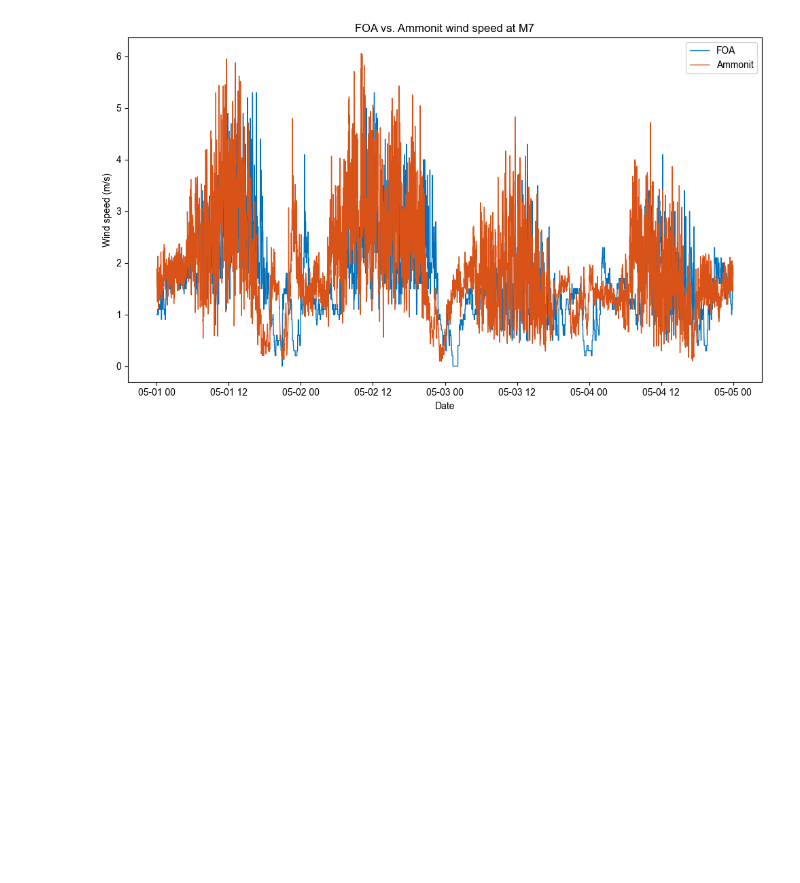
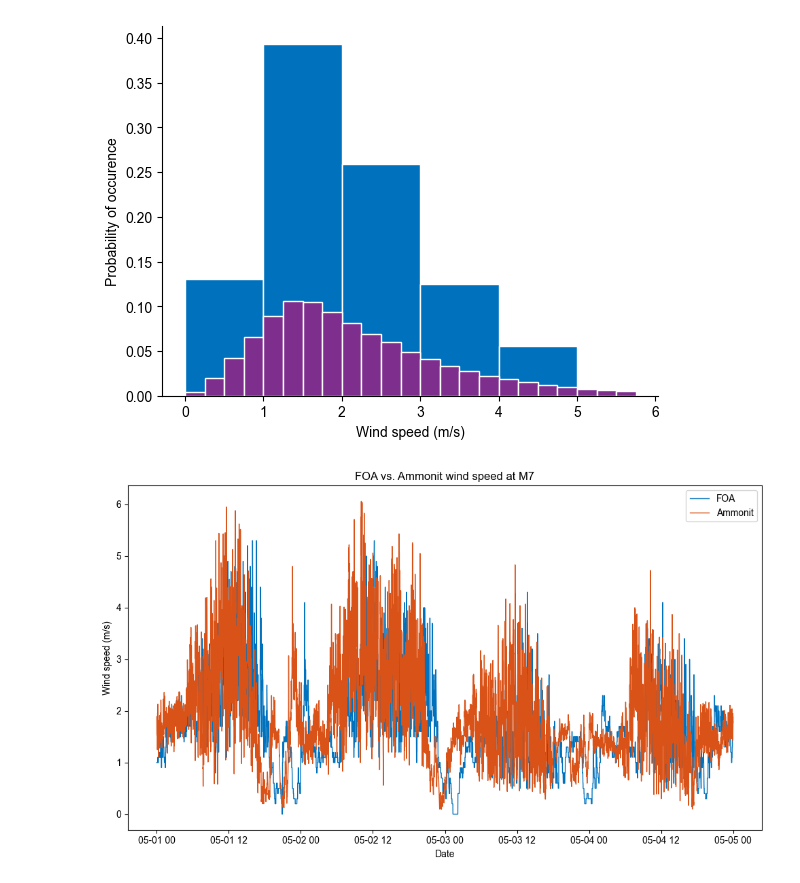
Before and after one commit to djskrovanek/gridraven-analytics, a Jupyter notebook: compareM7_FOA_WXstation.ipynb, the cells around one changed output. Cells and saved outputs as stored; diff of their text form; code cells hidden in the pictures; blank space fills up the shorter version.

```diff
--- a/compareM7_FOA_WXstation.ipynb
+++ b/compareM7_FOA_WXstation.ipynb
@@ -66,23 +124,17 @@ for root, dirs, files in os.walk(base_directory):
 
 # Concatenate all DataFrames in the list into one massive DataFrame
 M7_Ammonit = pd.concat(all_data, ignore_index=True)
-
-# Rename second column to "Wind speed"
 M7_Ammonit.columns.values[1] = 'Wind speed'
-
-# Count missing values before dropping
-missing_values = M7_Ammonit.isna().sum().sum()
-print(f"Total missing values before dropping: {missing_values}")
+M7_Ammonit['datetime'] = pd.to_datetime(M7_Ammonit['datetime'], errors='coerce')
 
 # Drop rows where any column has missing values
 M7_Ammonit.dropna(inplace=True)
 
+# Filter the DataFrame to remove rows where wind speed is < 0 or > 30
+M7_Ammonit = M7_Ammonit[(M7_Ammonit['Wind speed'] >= 0) & (M7_Ammonit['Wind speed'] <= 30)]
+
 # Sort by datetime column
-M7_Ammonit.sort_values(by=M7_Ammonit.columns[0], inplace=True)
+M7_Ammonit.sort_values(by='datetime', inplace=True)
 
 # Reset index after sorting
 M7_Ammonit.reset_index(drop=True, inplace=True)
-
-# Print final row count
-print(f"Remaining rows after cleaning: {len(M7_Ammonit)}")
-print(M7_Ammonit.head())  # Display first few rows
@@ -98,3 +141,32 @@ Remaining rows after cleaning: 989465
+# %%
+# make a histogram of Ammonit data
+
+# set wind speed range bins
+bin_edges_wide = np.arange(0, 6, 1)
+bin_edges_narrow = np.arange(0, 6, 0.25)
+
+# Compute the weights for each dataset to normalize histogram
+weights_Ammonit = np.ones_like(M7_Ammonit['Wind speed']) / len(M7_Ammonit['Wind speed'])
+
+# Make plots
+plt.hist(M7_Ammonit['Wind speed'], bins=bin_edges_wide, color=(0, 0.4470, 0.7410), edgecolor='white',
+         align='mid', weights=weights_Ammonit)
+plt.hist(M7_Ammonit['Wind speed'], bins=bin_edges_narrow, color=(0.4940, 0.1840, 0.5560), edgecolor='white',
+         align='mid', weights=weights_Ammonit)
+
+
+# Add a title and labels
+plt.rcParams["font.family"] = "Arial"
+# plt.title('Distribution of Ammonit wind speeds', fontsize=18)
+plt.xlabel('Wind speed (m/s)')
+plt.ylabel('Probability of occurence')
+plt.gca().spines['top'].set_visible(False)
+plt.gca().spines['right'].set_visible(False)
+
+# Show the plot
+plt.show()
+# %% [output]
+[figure, added]
 # %%
 ###
 # Compare FOA and Ammonit to see if the values are the same
```
Also changed, not shown: parts of 6 cells of this notebook.
